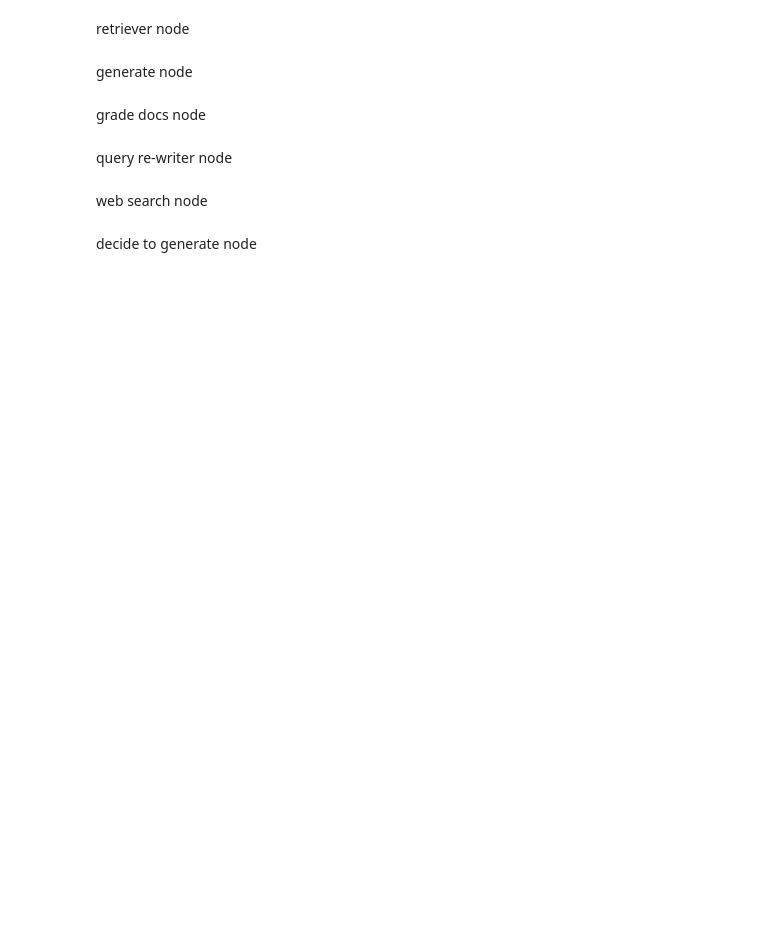
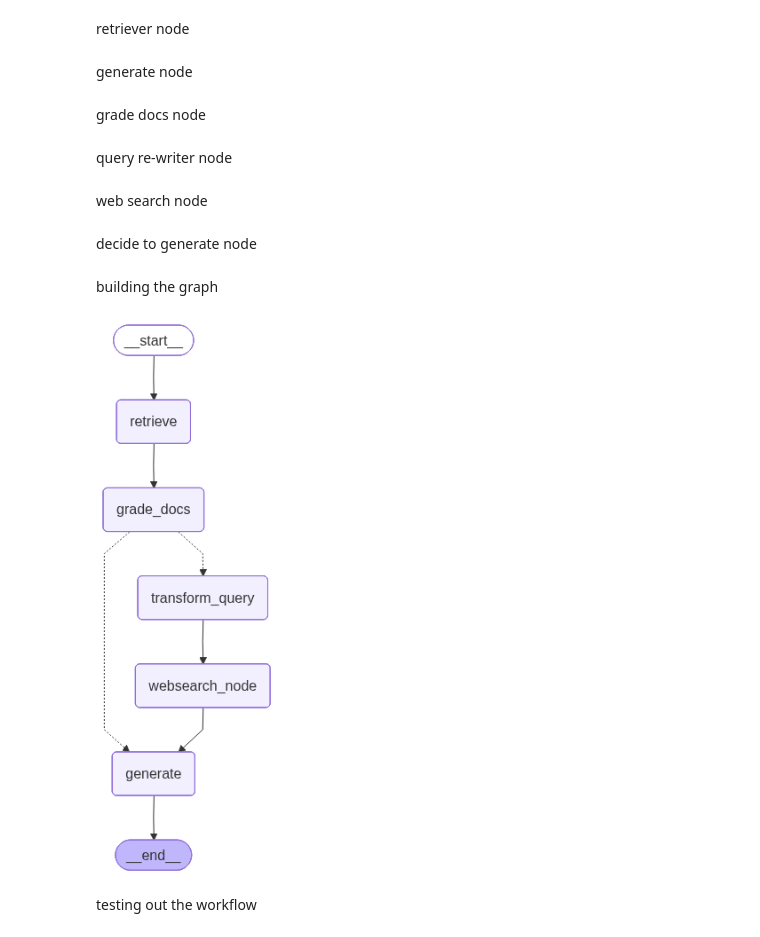
Before and after one commit to aryachawan/rag_practice, a Jupyter notebook: CorrectiveRag/correctiverag.ipynb, the cells around one changed output. Saved outputs shown, nothing was run; the diff lists cells and outputs as text; code cells hidden in the pictures; blank space fills up the shorter version.

```diff
--- a/CorrectiveRag/correctiverag.ipynb
+++ b/CorrectiveRag/correctiverag.ipynb
@@ -141,7 +146,7 @@ class GraphState(TypedDict):
     question: str
     generation: str
     web_search: str
-    documents: List[str]
+    documents: List[Document]
 # %% [markdown]
 Building the nodes
 # %% [markdown]
@@ -180,7 +185,7 @@ def grade_documents(state: GraphState):
             filtered_docs.append(doc)
         else:
             print("Grade: Doc irrelevant")
-            web_search == "Yes"
+            web_search = "Yes"
             continue
     return {"documents":filtered_docs,"question":question,"web_search":web_search}
 # %% [markdown]
@@ -196,7 +201,7 @@ def transform_query(state: GraphState):
 web search node
 # %%
 from langchain_core.documents import Document
-def web_search(state: GraphState):
+def web_search_node(state: GraphState):
     print("Web search")
     question = state["question"]
     documents = state["documents"]
@@ -209,9 +214,40 @@ def web_search(state: GraphState):
 decide to generate node
 # %%
 def decide_to_generate(state: GraphState):
-    if web_search == "Yes":
+    if state["web_search"] == "Yes":
         print("Decision: All docs not relevant, transform query")
         return "transform_query"
     else:
         print("Decision: generate")
         return "generate"
+# %% [markdown]
+building the graph
+# %%
+from langgraph.graph import END,StateGraph,START
+workflow = StateGraph(GraphState)
+
+workflow.add_node("retrieve",retrieve)
+workflow.add_node("grade_docs",grade_documents)
+workflow.add_node("generate",generate)
+workflow.add_node("transform_query",transform_query)
+workflow.add_node("websearch_node",web_search_node)
+
+workflow.add_edge(START,"retrieve")
+workflow.add_edge("retrieve","grade_docs")
+workflow.add_conditional_edges(
+    "grade_docs",
+    decide_to_generate,
+    {
+        "transform_query":"transform_query",
+        "generate":"generate"
+    }
+)
+workflow.add_edge("transform_query","websearch_node")
+workflow.add_edge("websearch_node","generate")
+workflow.add_edge("generate",END)
+graph = workflow.compile()
+graph
+# %% [output]
+[figure, added]
+# %% [markdown]
+testing out the workflow
```
Also changed, not shown: parts of 6 cells of this notebook, 1 other file.
